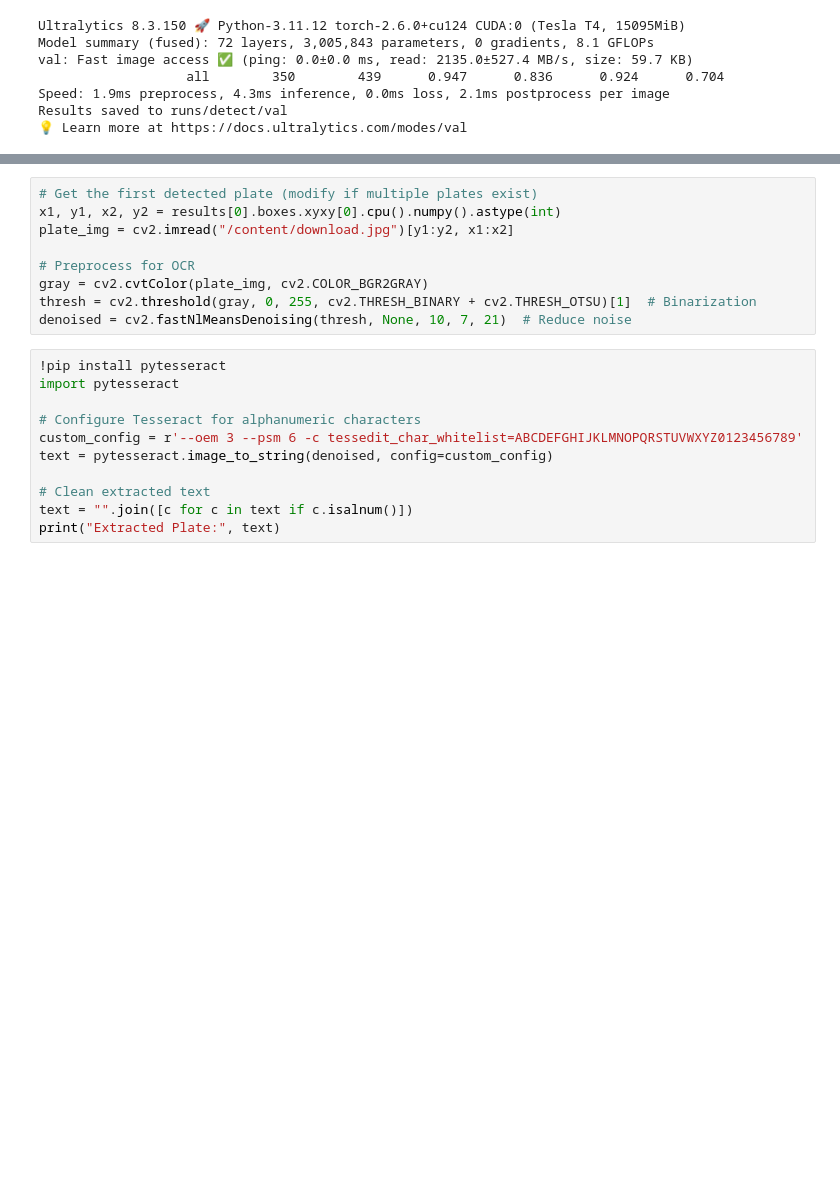
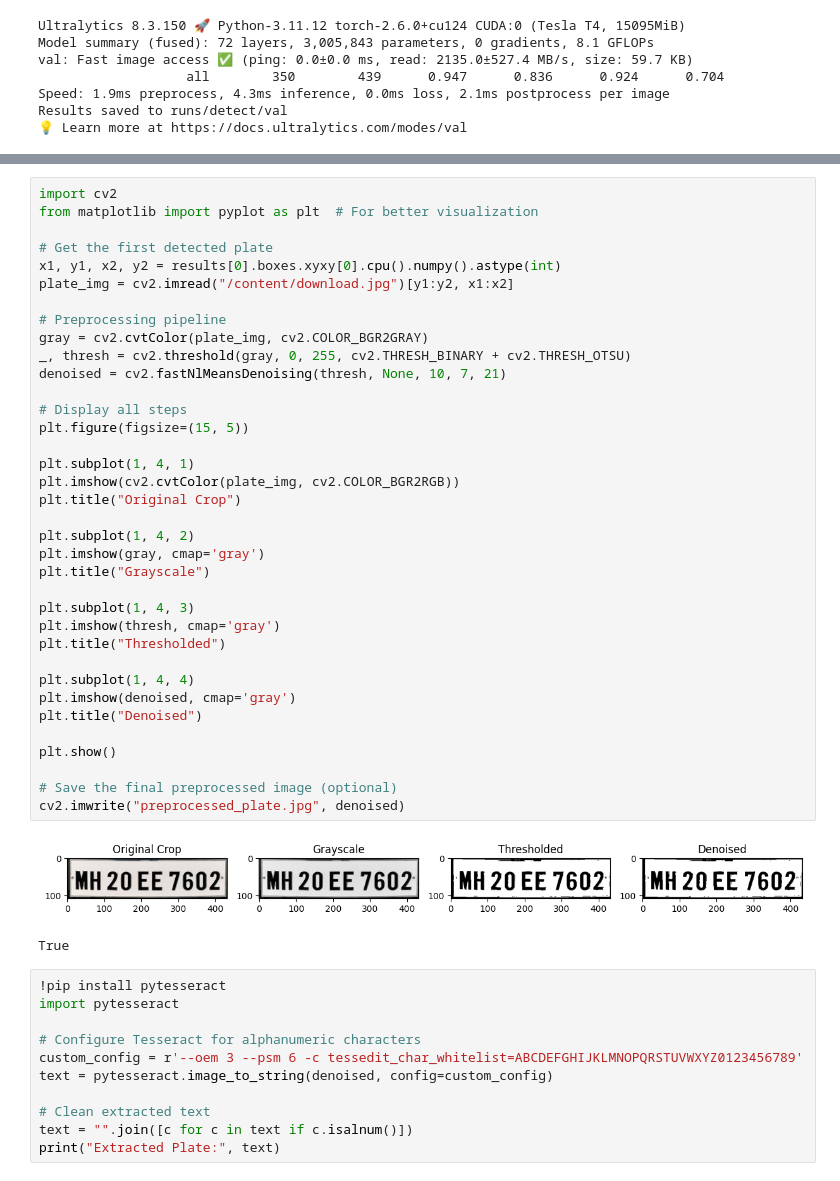
Before and after one commit to 0323ali/Machine-Learning, a Jupyter notebook: detection_of_number_plate.ipynb, the cells around one changed output, grey strips where cells are left out. Drawn from its saved outputs; the diff is of its cells as text; blank space fills up the shorter version.

```diff
--- a/detection_of_number_plate.ipynb
+++ b/detection_of_number_plate.ipynb
@@ -162,14 +162,44 @@ Speed: 3.2ms preprocess, 36.5ms inference, 1.5ms postprocess per image at shape
 [figure]
 Result saved to detected_plates.jpg
 # %%
-# Get the first detected plate (modify if multiple plates exist)
+import cv2
+from matplotlib import pyplot as plt  # For better visualization
+
+# Get the first detected plate
 x1, y1, x2, y2 = results[0].boxes.xyxy[0].cpu().numpy().astype(int)
 plate_img = cv2.imread("/content/download.jpg")[y1:y2, x1:x2]
 
-# Preprocess for OCR
+# Preprocessing pipeline
 gray = cv2.cvtColor(plate_img, cv2.COLOR_BGR2GRAY)
-thresh = cv2.threshold(gray, 0, 255, cv2.THRESH_BINARY + cv2.THRESH_OTSU)[1]  # Binarization
-denoised = cv2.fastNlMeansDenoising(thresh, None, 10, 7, 21)  # Reduce noise
+_, thresh = cv2.threshold(gray, 0, 255, cv2.THRESH_BINARY + cv2.THRESH_OTSU)
+denoised = cv2.fastNlMeansDenoising(thresh, None, 10, 7, 21)
+
+# Display all steps
+plt.figure(figsize=(15, 5))
+
+plt.subplot(1, 4, 1)
+plt.imshow(cv2.cvtColor(plate_img, cv2.COLOR_BGR2RGB))
+plt.title("Original Crop")
+
+plt.subplot(1, 4, 2)
+plt.imshow(gray, cmap='gray')
+plt.title("Grayscale")
+
+plt.subplot(1, 4, 3)
+plt.imshow(thresh, cmap='gray')
+plt.title("Thresholded")
+
+plt.subplot(1, 4, 4)
+plt.imshow(denoised, cmap='gray')
+plt.title("Denoised")
+
+plt.show()
+
+# Save the final preprocessed image (optional)
+cv2.imwrite("preprocessed_plate.jpg", denoised)
+# %% [output]
+[figure, added]
+True
 # %%
 !pip install pytesseract
 import pytesseract
```
Also changed, not shown: parts of 1 cell of this notebook.
